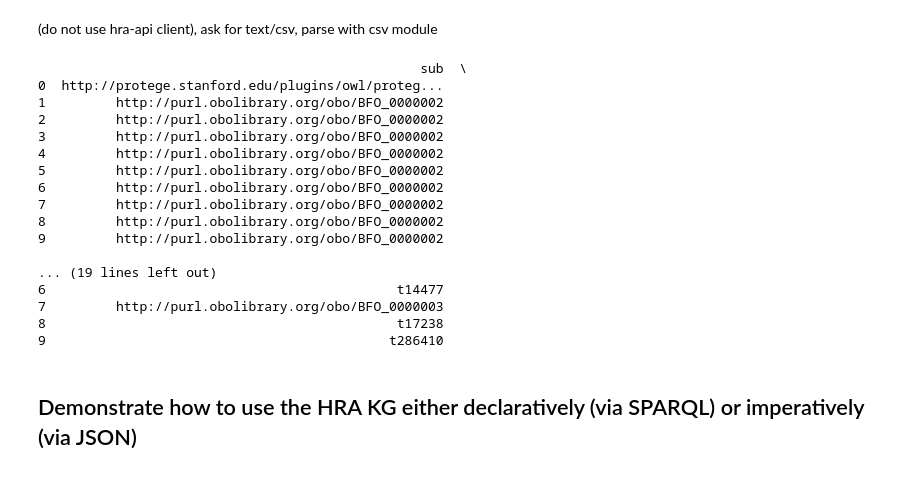
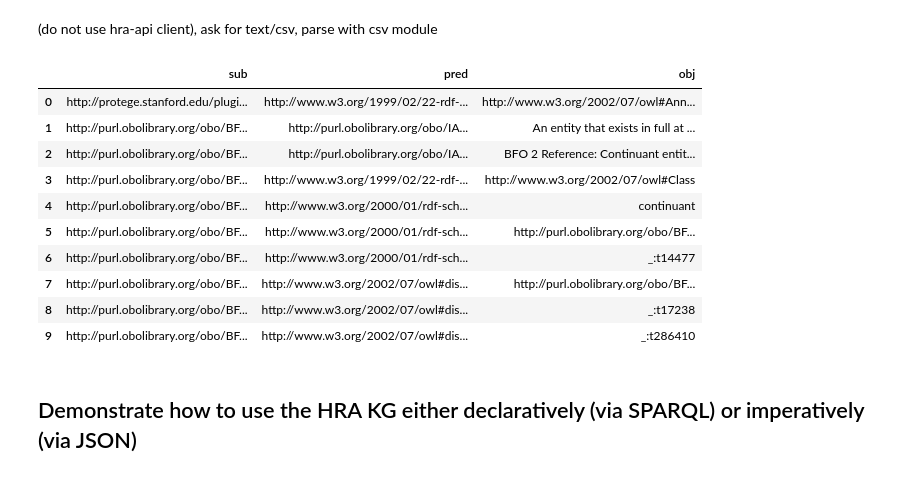
Before and after one commit to cns-iu/hra-kg-supporting-information, a Jupyter notebook: notebooks/hra-kg-queries.ipynb, the cells around one changed output. Cells and saved outputs as stored; diff of their text form; code cells hidden in the pictures.

Commit message:
Use text/csv for sparql queries

```diff
--- a/notebooks/hra-kg-queries.ipynb
+++ b/notebooks/hra-kg-queries.ipynb
@@ -136,51 +136,41 @@ df
 # %%
 # In this example, we write our own SPARQL query inline. Alternatively, you could load a query saved in an RQ file.
 query = "SELECT * WHERE { ?sub ?pred ?obj . } LIMIT 10" #this is a simple query for all subject, predicate, object triples in the queried graph
 
 # define endpoint
 url = "https://lod.humanatlas.io/sparql"
 
 # define parameters
 params = {
     "query": query,
-    "format": "json"  # Request JSON format
+}
+
+# set header
+headers = {
+  "Accept": "text/csv"
 }
 
 # Send the GET request
-response = requests.get(url, params=params)
+response = requests.get(url, headers=headers, params=params)
 
-# Check for a successful response
-if response.status_code == 200:
-    # Parse JSON response to a dictionary
-    results = response.json()
+# convert text to file-like object
+csv_data = StringIO(response.text)
 
-    # Extract data into a DataFrame
-    data_sparql = []
-    for result in results["results"]["bindings"]:
-        data_sparql.append({k: v["value"] for k, v in result.items()})
-
-    df = pd.DataFrame(data_sparql)
-    print(df)
-else:
-    print("Error:", response.status_code)
+# concert to DataFrame
+df = pd.read_csv(csv_data)
+df
 # %% [output]
-                                                 sub  \
-0  http://protege.stanford.edu/plugins/owl/proteg...
-1         http://purl.obolibrary.org/obo/BFO_0000002
-2         http://purl.obolibrary.org/obo/BFO_0000002
-3         http://purl.obolibrary.org/obo/BFO_0000002
-4         http://purl.obolibrary.org/obo/BFO_0000002
-5         http://purl.obolibrary.org/obo/BFO_0000002
-6         http://purl.obolibrary.org/obo/BFO_0000002
-7         http://purl.obolibrary.org/obo/BFO_0000002
-8         http://purl.obolibrary.org/obo/BFO_0000002
-9         http://purl.obolibrary.org/obo/BFO_0000002
-
-... (19 lines left out)
-6                                             t14477
-7         http://purl.obolibrary.org/obo/BFO_0000003
-8                                             t17238
-9                                            t286410
+|  | sub | pred | obj |
+| 0 | http://protege.stanford.edu/plugi... | http://www.w3.org/1999/02/22-rdf-... | http://www.w3.org/2002/07/owl#Ann... |
+| 1 | http://purl.obolibrary.org/obo/BF... | http://purl.obolibrary.org/obo/IA... | An entity that exists in full at ... |
+| 2 | http://purl.obolibrary.org/obo/BF... | http://purl.obolibrary.org/obo/IA... | BFO 2 Reference: Continuant entit... |
+| 3 | http://purl.obolibrary.org/obo/BF... | http://www.w3.org/1999/02/22-rdf-... | http://www.w3.org/2002/07/owl#Class |
+| 4 | http://purl.obolibrary.org/obo/BF... | http://www.w3.org/2000/01/rdf-sch... | continuant |
+| 5 | http://purl.obolibrary.org/obo/BF... | http://www.w3.org/2000/01/rdf-sch... | http://purl.obolibrary.org/obo/BF... |
+| 6 | http://purl.obolibrary.org/obo/BF... | http://www.w3.org/2000/01/rdf-sch... | _:t14477 |
+| 7 | http://purl.obolibrary.org/obo/BF... | http://www.w3.org/2002/07/owl#dis... | http://purl.obolibrary.org/obo/BF... |
+| 8 | http://purl.obolibrary.org/obo/BF... | http://www.w3.org/2002/07/owl#dis... | _:t17238 |
+| 9 | http://purl.obolibrary.org/obo/BF... | http://www.w3.org/2002/07/owl#dis... | _:t286410 |
 # %% [markdown]
 ## Demonstrate how to use the HRA KG either declaratively (via SPARQL) or imperatively (via JSON)
 # %% [markdown]
```
Also changed, not shown: parts of 3 cells of this notebook, 1 other file.
